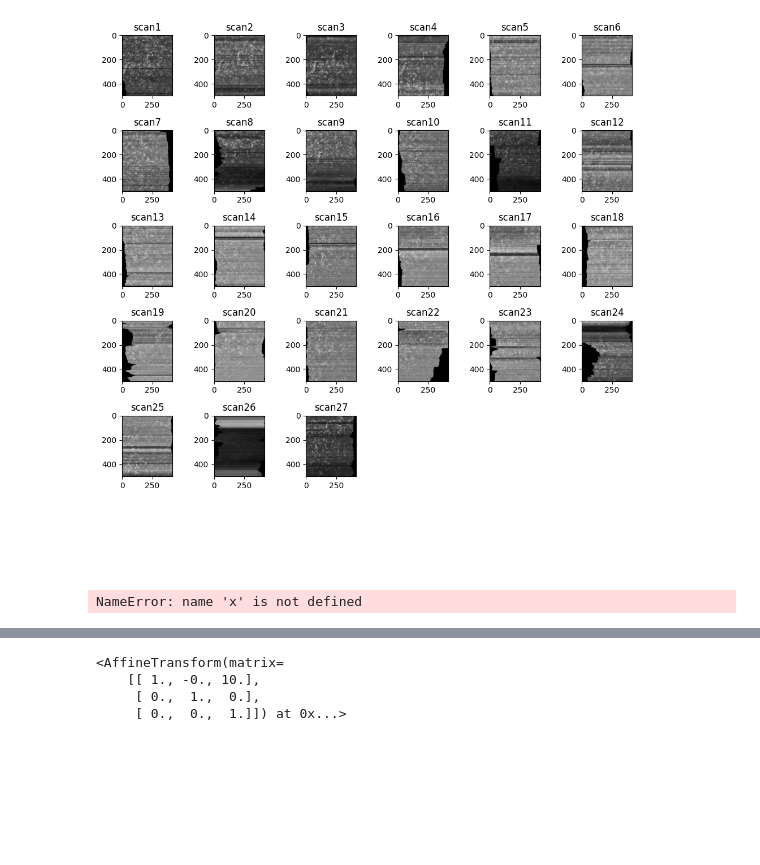
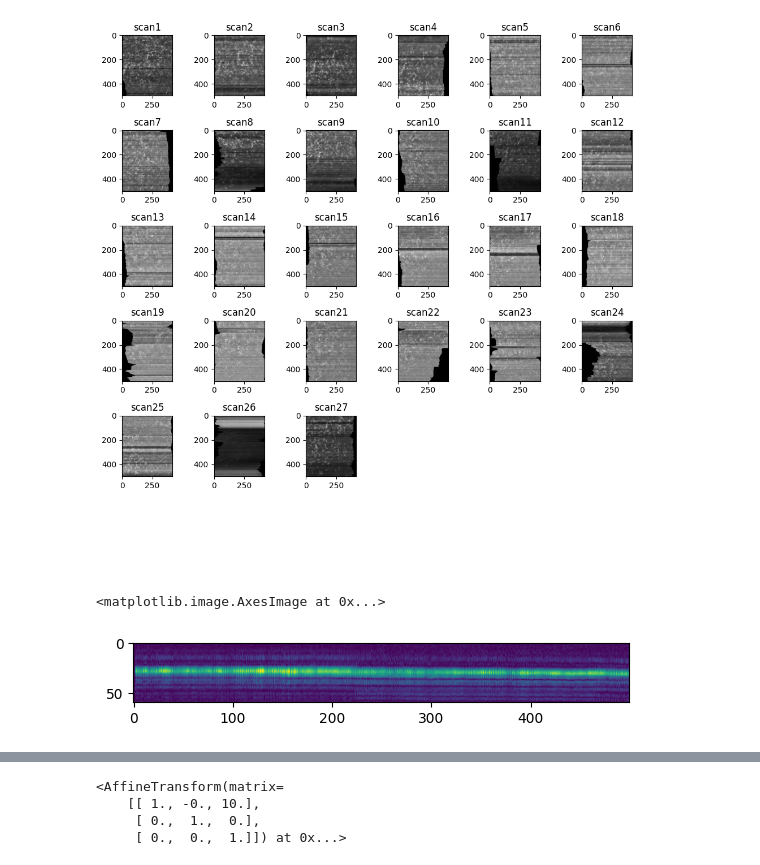
Before and after one commit to AKA2320/OCT_RA, a Jupyter notebook: volume_data/Hadiya_12_10_2024_1.5Dbifocal_timelapse/visualizations.ipynb, the cells around one changed output, grey strips where cells are left out. Drawn from its saved outputs; the diff is of its cells as text; code cells hidden in the pictures; blank space fills up the shorter version.

```diff
--- a/volume_data/Hadiya_12_10_2024_1.5Dbifocal_timelapse/visualizations.ipynb
+++ b/volume_data/Hadiya_12_10_2024_1.5Dbifocal_timelapse/visualizations.ipynb
@@ -72,10 +72,10 @@ def ants_reg_mapping(stat,mov):
     return reg['fwdtransforms']
 
 
-def mse_fun_tran(shif,x,y):
-    tform = AffineTransform(translation=(0,shif[0]))
-    warped = warp(x, tform,order=3)
-    return -ncc(y,warped)
+# def mse_fun_tran(shif,x,y):
+#     tform = AffineTransform(translation=(0,shif[0]))
+#     warped = warp(x, tform,order=3)
+#     return -ncc(y,warped)
 
 
 def ncc(a,b):
@@ -168,6 +203,41 @@ plt.tight_layout()
 plt.show()
 # %% [output]
 [figure]
+# %%
+path = 'scan17/'
+pic_paths = []
+for i in os.listdir(path):
+    if i.endswith('.dcm') or  i.endswith('.DCM') or i.endswith('.PNG'):
+        pic_paths.append(i)
+pic_paths = np.array(natsorted(pic_paths))
+fst = dicom.dcmread(path+pic_paths[0]).pixel_array
+
+pics_without_line = np.empty((len(pic_paths),fst.shape[0],fst.shape[1]))
+for i,j in tqdm(enumerate(pic_paths)):
+    pics_without_line[i] = dicom.dcmread(path+j).pixel_array
+pics_without_line = pics_without_line.astype(np.float32)
+# %%
+n = pics_without_line.shape[1]
+mid = find_mid(pics_without_line)
+nn = [np.argmax(np.sum(pics_without_line[i][:n//2],axis=1)) for i in range(pics_without_line.shape[0])]
+UP, DOWN = np.min(nn)-30,np.max(nn)+30
+tf_all_nn = np.tile(np.eye(3),(pics_without_line.shape[0],1,1))
+for i in range(tf_all_nn.shape[0]):
+    tf_all_nn[i] = np.dot(tf_all_nn[i],AffineTransform(translation=(0,-(nn[0]-nn[i]))))
+for i in tqdm(range(pics_without_line.shape[0]),desc='warping'):
+    pics_without_line[i][:mid]  = warp(pics_without_line[i][:mid],AffineTransform(matrix=tf_all_nn[i]),order=3)
+
+nn = [np.argmax(np.sum(pics_without_line[i][:n//2],axis=1)) for i in range(pics_without_line.shape[0])]
+UP, DOWN = np.min(nn)-30,np.max(nn)+30
+
+tr_all = ants_all_trans(pics_without_line,UP,DOWN)
+for i in tqdm(range(pics_without_line.shape[0]),desc='warping'):
+    pics_without_line[i][:mid]  = warp(pics_without_line[i][:mid],AffineTransform(matrix=tr_all[i]),order=3)
+# %%
+plt.imshow(pics_without_line.transpose(2,1,0)[100][UP:DOWN])
+# %% [output]
+<matplotlib.image.AxesImage at 0x...>
+[figure, added]
 # %%
 def non_zero_crop(a,b):
     mini = max(np.min(np.where(a[0]!=0)),np.min(np.where(b[0]!=0)))
@@ -182,10 +252,6 @@ def denoise_fft(data):
     kk = kk*filt
     kk = np.abs(ifft2(fftshift(kk)))
     return kk
-# %%
-non_zero_crop(datas['scan19'][401][np.r_[x:y,a:b]],datas['scan19'][20][np.r_[x:y,a:b]])
-# %% [output]
-NameError: name 'x' is not defined
 # %%
 from skimage.metrics import structural_similarity as ssim
 # %%
```
Also changed, not shown: parts of 13 cells of this notebook.
